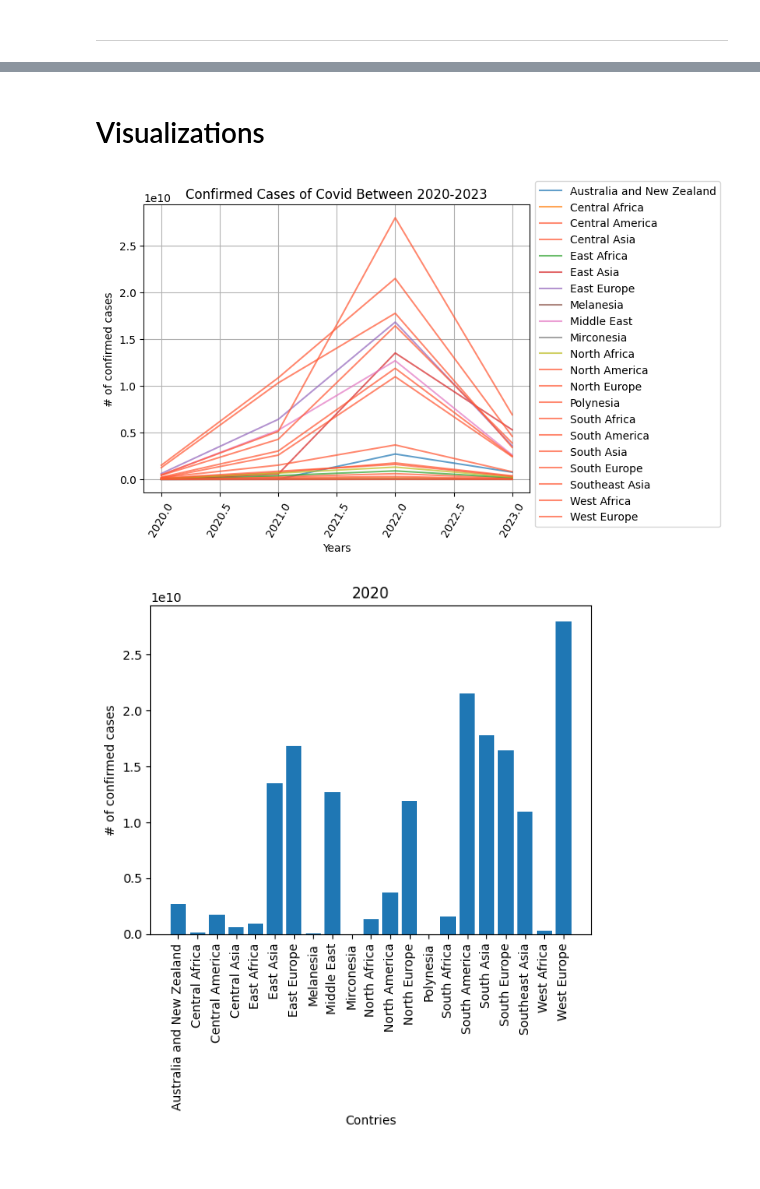
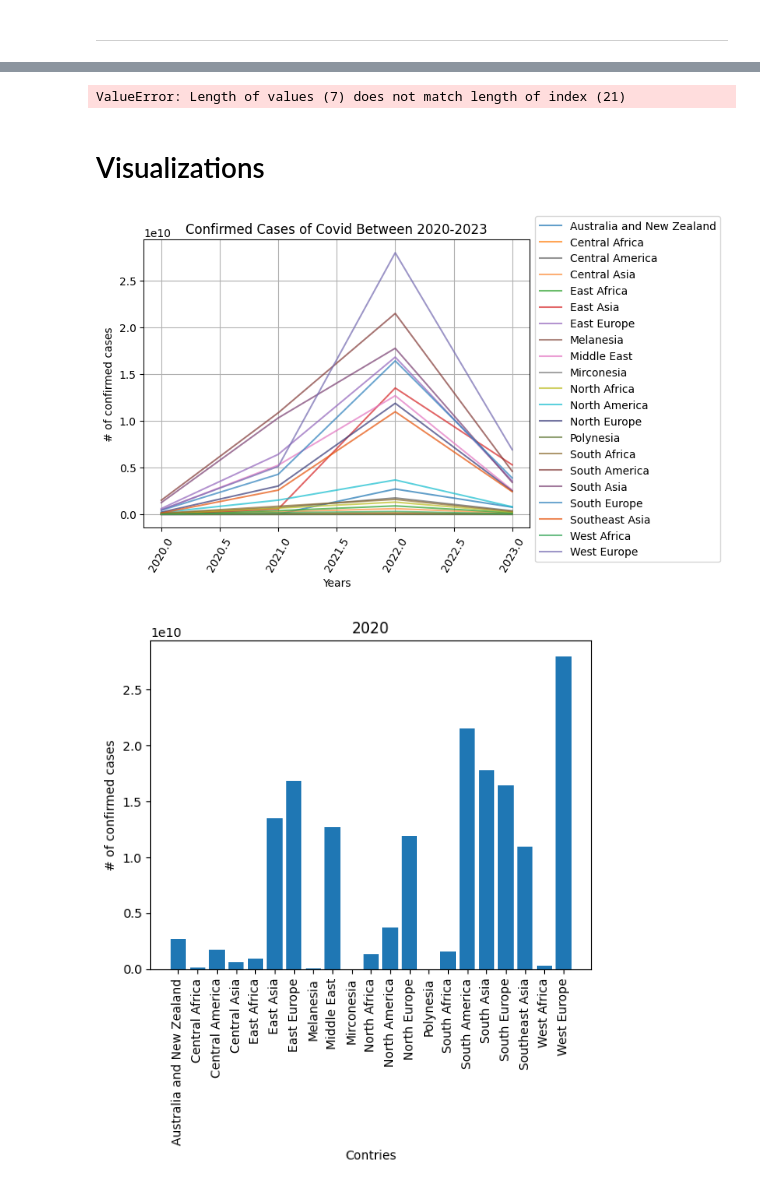
Before and after one commit to lily-the-real-lilly/first, a Jupyter notebook: CovidResearch.ipynb, the cells around one changed output, grey strips where cells are left out. Drawn from its saved outputs; the diff is of its cells as text; code cells hidden in the pictures.

```diff
--- a/CovidResearch.ipynb
+++ b/CovidResearch.ipynb
@@ -390,0 +424,5 @@ array(['Australia and New Zealand', 'Central Africa', 'Central America',
+# %%
+fixedcords['Cases/Year'] = [254394583.7, 5834895, 99537024, 27505728.33, 47983433.33, 1746073426, 984523073, ]
+#stopped after east europe 7/25/25
+# %% [output]
+ValueError: Length of values (7) does not match length of index (21)
@@ -431,46 +479,47 @@ SoAs_values = [cleaned.iloc[16, 3], cleaned.iloc[16, 4], cleaned.iloc[16, 5], cl
 SoEu_values = [cleaned.iloc[17, 3], cleaned.iloc[17, 4], cleaned.iloc[17, 5], cleaned.iloc[17, 6]]
 
 SEAs_values = [cleaned.iloc[18, 3], cleaned.iloc[18, 4], cleaned.iloc[18, 5], cleaned.iloc[18, 6]]
 
 WeAf_values = [cleaned.iloc[19, 3], cleaned.iloc[19, 4], cleaned.iloc[19, 5], cleaned.iloc[19, 6]]
 
 WeEu_values = [cleaned.iloc[20, 3], cleaned.iloc[20, 4], cleaned.iloc[20, 5], cleaned.iloc[20, 6]]
 
 
 
 plt.plot(years, AuNZ_values, color='#1f77b4', alpha = 0.7, label='Australia and New Zealand') #1
 plt.plot(years, CenAf_values, color='#ff7f0e',  alpha = 0.7, label='Central Africa') #2
-plt.plot(years, CenAm_values, color='#FF5733', alpha = 0.7, label='Central America') #3
-plt.plot(years, CenAs_values, color='#FF5733', alpha = 0.7, label='Central Asia') #4
+plt.plot(years, CenAm_values, color='#636363', alpha = 0.7, label='Central America') #3
+plt.plot(years, CenAs_values, color='#fd8d3c', alpha = 0.7, label='Central Asia') #4
 plt.plot(years, EaAf_values, color='#2ca02c', alpha = 0.7, label='East Africa') #5
 plt.plot(years, EaAs_values, color='#d62728', alpha = 0.7, label='East Asia') #6
 plt.plot(years, EaEu_values, color='#9467bd', alpha = 0.7, label='East Europe') #7
 plt.plot(years, Mel_values, color='#8c564b', alpha = 0.7, label='Melanesia') #8
 plt.plot(years, MiEa_values, color='#e377c2', alpha = 0.7, label='Middle East') #9
 plt.plot(years, Mirco_values, color='#7f7f7f', alpha = 0.7, label='Mirconesia') #10
 plt.plot(years, NoAf_values, color='#bcbd22', alpha = 0.7, label='North Africa') #11
-plt.plot(years, NoAm_values, color='#FF5733', alpha = 0.7, label='North America') #12
-plt.plot(years, NoEu_values, color='#FF5733', alpha = 0.7, label='North Europe') #13
-plt.plot(years, Poly_values, color='#FF5733', alpha = 0.7, label='Polynesia') #14
-plt.plot(years, SoAf_values, color='#FF5733', alpha = 0.7, label='South Africa') #15
-plt.plot(years, SoAm_values, color='#FF5733', alpha = 0.7, label='South America') #16
-plt.plot(years, SoAs_values, color='#FF5733', alpha = 0.7, label='South Asia') #17
-plt.plot(years, SoEu_values, color='#FF5733', alpha = 0.7, label='South Europe') #18
-plt.plot(years, SEAs_values, color='#FF5733', alpha = 0.7, label='Southeast Asia') #19
-plt.plot(years, WeAf_values,color='#FF5733', alpha = 0.7, label='West Africa') #20
-plt.plot(years, WeEu_values, color='#FF5733', alpha = 0.7, label='West Europe') #21
+plt.plot(years, NoAm_values, color='#17becf', alpha = 0.7, label='North America') #12
+plt.plot(years, NoEu_values, color='#393b79', alpha = 0.7, label='North Europe') #13
+plt.plot(years, Poly_values, color='#637939', alpha = 0.7, label='Polynesia') #14
+plt.plot(years, SoAf_values, color='#8c6d31', alpha = 0.7, label='South Africa') #15
+plt.plot(years, SoAm_values, color='#843c39', alpha = 0.7, label='South America') #16
+plt.plot(years, SoAs_values, color='#7b4173', alpha = 0.7, label='South Asia') #17
+plt.plot(years, SoEu_values, color='#3182bd', alpha = 0.7, label='South Europe') #18
+plt.plot(years, SEAs_values, color='#e6550d', alpha = 0.7, label='Southeast Asia') #19
+plt.plot(years, WeAf_values,color='#31a354', alpha = 0.7, label='West Africa') #20
+plt.plot(years, WeEu_values, color='#756bb1', alpha = 0.7, label='West Europe') #21
 
 
 plt.ylabel('# of confirmed cases')
 plt.xlabel('Years')
 plt.title('Confirmed Cases of Covid Between 2020-2023')
 plt.xticks(rotation = 60)
 plt.legend()
 plt.grid()
 plt.legend(loc='upper left', bbox_to_anchor=(1, 1.1))
+plt.savefig('CovidLine1.png')
 plt.show()
 # %% [output]
-[figure, old version]
+[figure, new version]
 # %%
 #x = contgrouped['']  # x axis values
 #y = contgrouped['2020,2021,2022,2023']  # corresponding y axis values
```
Also changed, not shown: parts of 7 cells of this notebook.
